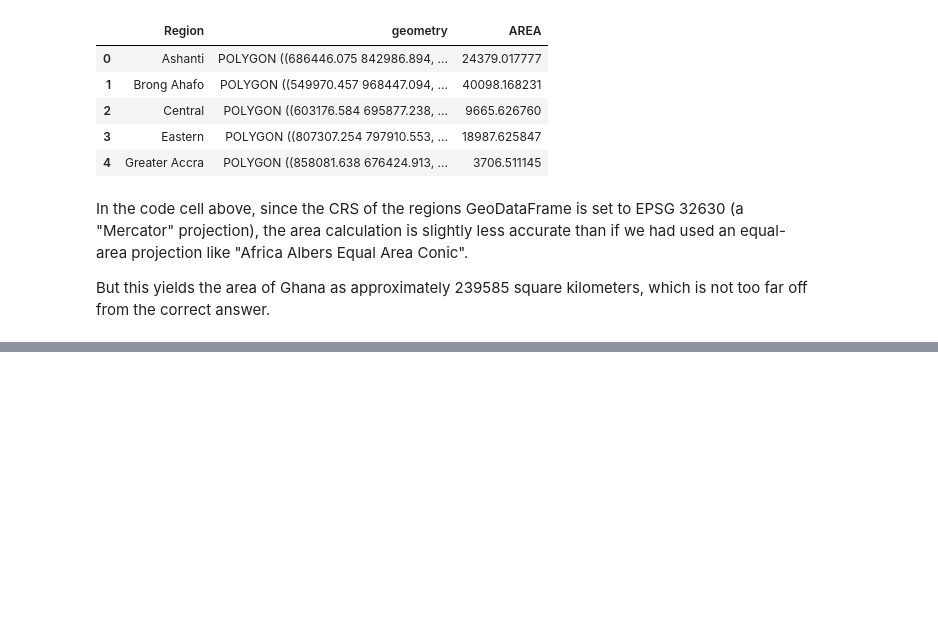
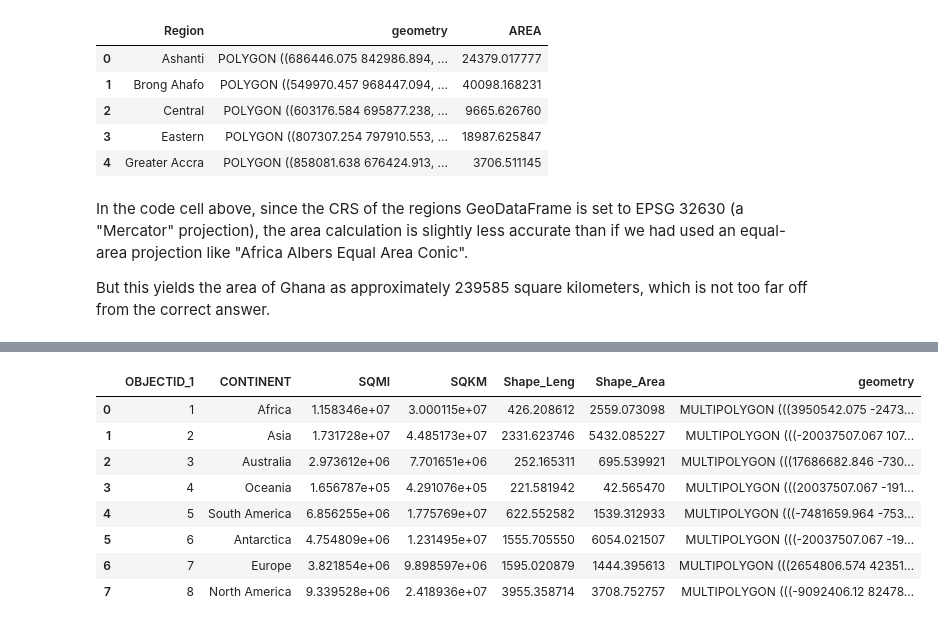
Before and after one commit to bcjspiros/edu-kaggle-GeospatialAnalysis, a Jupyter notebook: notebooks/Python/CoordinateReferenceSystems.ipynb, the cells around one changed output, grey strips where cells are left out. Cells and saved outputs as stored; diff of their text form; code cells hidden in the pictures; blank space fills up the shorter version.

```diff
--- a/notebooks/Python/CoordinateReferenceSystems.ipynb
+++ b/notebooks/Python/CoordinateReferenceSystems.ipynb
@@ -130,0 +153,12 @@ But this yields the area of Ghana as approximately 239585 square kilometers, whi
+# %%
+test_world
+# %% [output]
+|  | OBJECTID_1 | CONTINENT | SQMI | SQKM | Shape_Leng | Shape_Area | geometry |
+| 0 | 1 | Africa | 1.158346e+07 | 3.000115e+07 | 426.208612 | 2559.073098 | MULTIPOLYGON (((3950542.075 -2473... |
+| 1 | 2 | Asia | 1.731728e+07 | 4.485173e+07 | 2331.623746 | 5432.085227 | MULTIPOLYGON (((-20037507.067 107... |
+| 2 | 3 | Australia | 2.973612e+06 | 7.701651e+06 | 252.165311 | 695.539921 | MULTIPOLYGON (((17686682.846 -730... |
+| 3 | 4 | Oceania | 1.656787e+05 | 4.291076e+05 | 221.581942 | 42.565470 | MULTIPOLYGON (((20037507.067 -191... |
+| 4 | 5 | South America | 6.856255e+06 | 1.775769e+07 | 622.552582 | 1539.312933 | MULTIPOLYGON (((-7481659.964 -753... |
+| 5 | 6 | Antarctica | 4.754809e+06 | 1.231495e+07 | 1555.705550 | 6054.021507 | MULTIPOLYGON (((-20037507.067 -19... |
+| 6 | 7 | Europe | 3.821854e+06 | 9.898597e+06 | 1595.020879 | 1444.395613 | MULTIPOLYGON (((2654806.574 42351... |
+| 7 | 8 | North America | 9.339528e+06 | 2.418936e+07 | 3955.358714 | 3708.752757 | MULTIPOLYGON (((-9092406.12 82478... |
```
Also changed, not shown: parts of 12 cells of this notebook, 3 other files.
